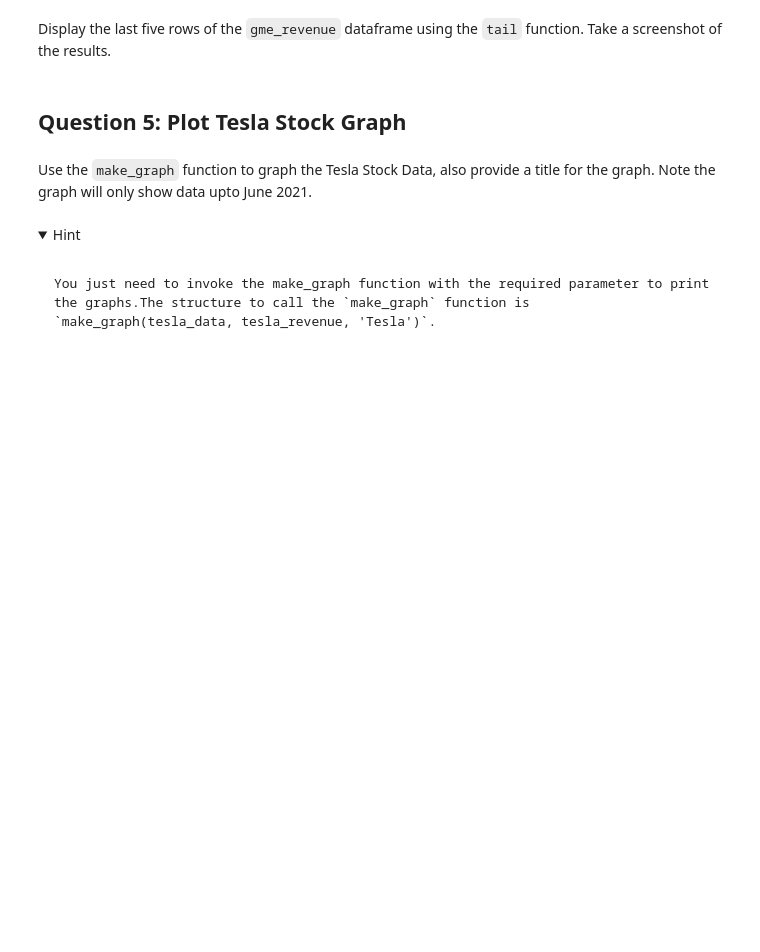
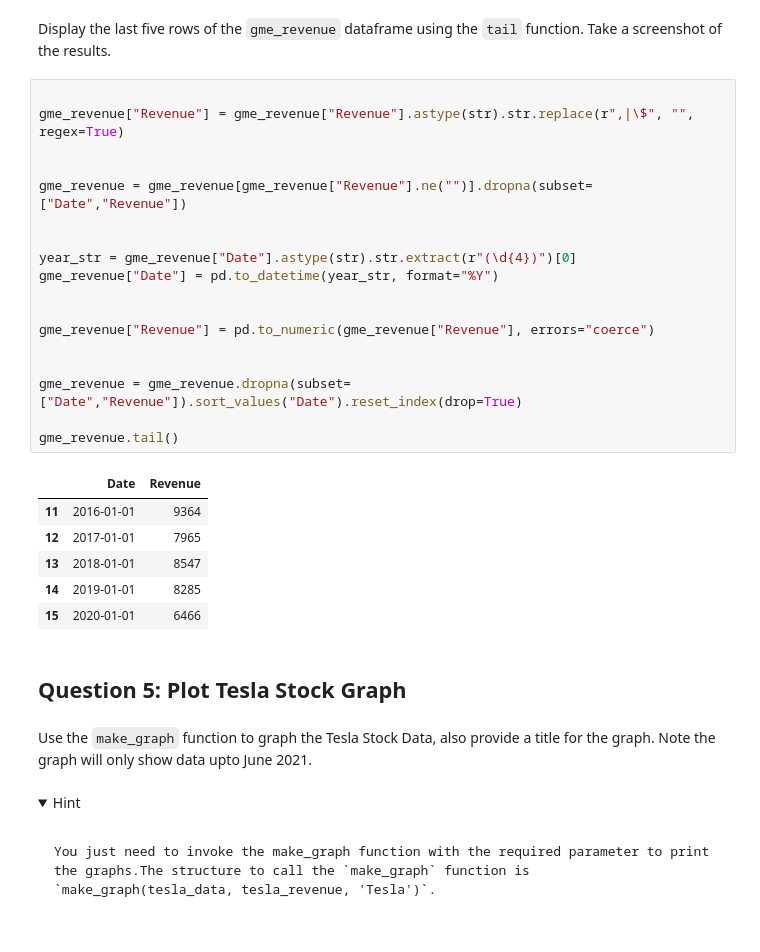
Before and after one commit to NickWeber651/stocks-dashboard, a Jupyter notebook: Final Assignment-v2.ipynb, the cells around one changed output. Cells and saved outputs as stored; diff of their text form; folded sections open; blank space fills up the shorter version.

```diff
--- a/Final Assignment-v2.ipynb
+++ b/Final Assignment-v2.ipynb
@@ -300,5 +335,30 @@ If you want to use the read_html function the table is located at index 1
 # %% [markdown]
 Display the last five rows of the `gme_revenue` dataframe using the `tail` function. Take a screenshot of the results.
+# %%
+
+gme_revenue["Revenue"] = gme_revenue["Revenue"].astype(str).str.replace(r",|\$", "", regex=True)
+
+
+gme_revenue = gme_revenue[gme_revenue["Revenue"].ne("")].dropna(subset=["Date","Revenue"])
+
+
+year_str = gme_revenue["Date"].astype(str).str.extract(r"(\d{4})")[0]
+gme_revenue["Date"] = pd.to_datetime(year_str, format="%Y")
+
+
+gme_revenue["Revenue"] = pd.to_numeric(gme_revenue["Revenue"], errors="coerce")
+
+
+gme_revenue = gme_revenue.dropna(subset=["Date","Revenue"]).sort_values("Date").reset_index(drop=True)
+
+gme_revenue.tail()
+# %% [output]
+|  | Date | Revenue |
+| 11 | 2016-01-01 | 9364 |
+| 12 | 2017-01-01 | 7965 |
+| 13 | 2018-01-01 | 8547 |
+| 14 | 2019-01-01 | 8285 |
+| 15 | 2020-01-01 | 6466 |
 # %% [markdown]
 ## Question 5: Plot Tesla Stock Graph
 # %% [markdown]
```
Also changed, not shown: parts of 4 cells of this notebook.
